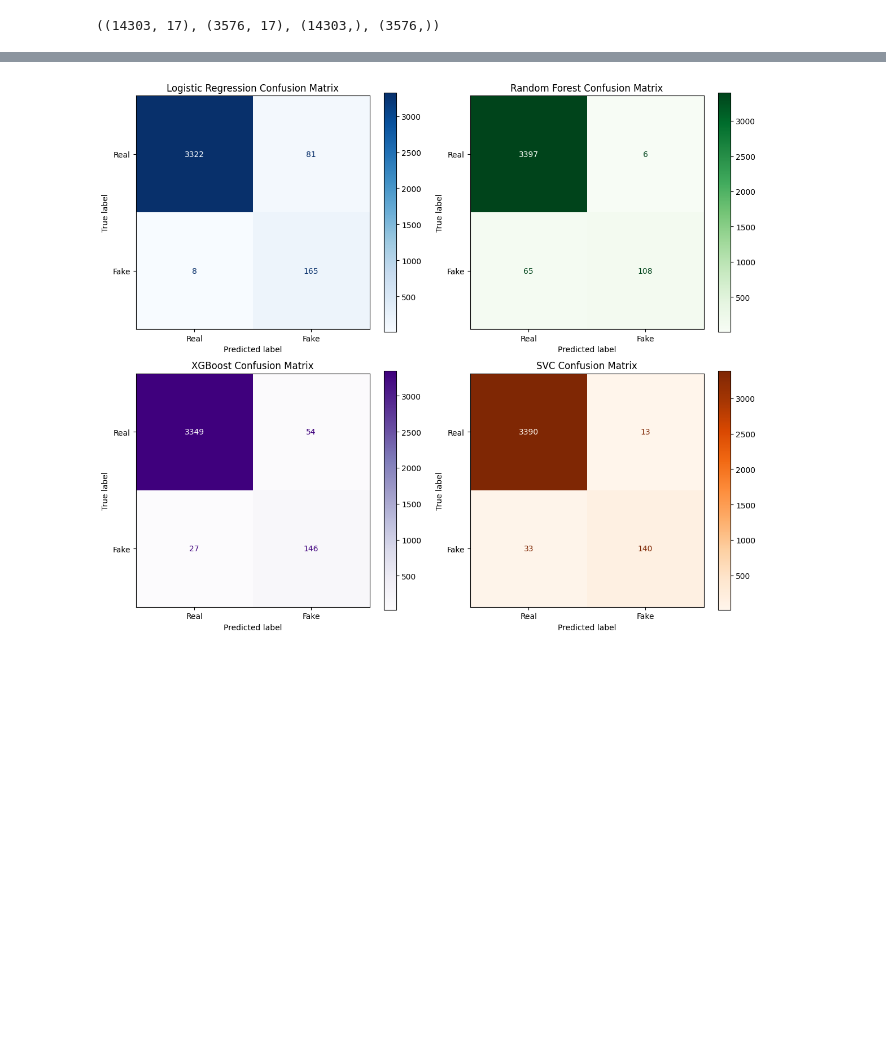
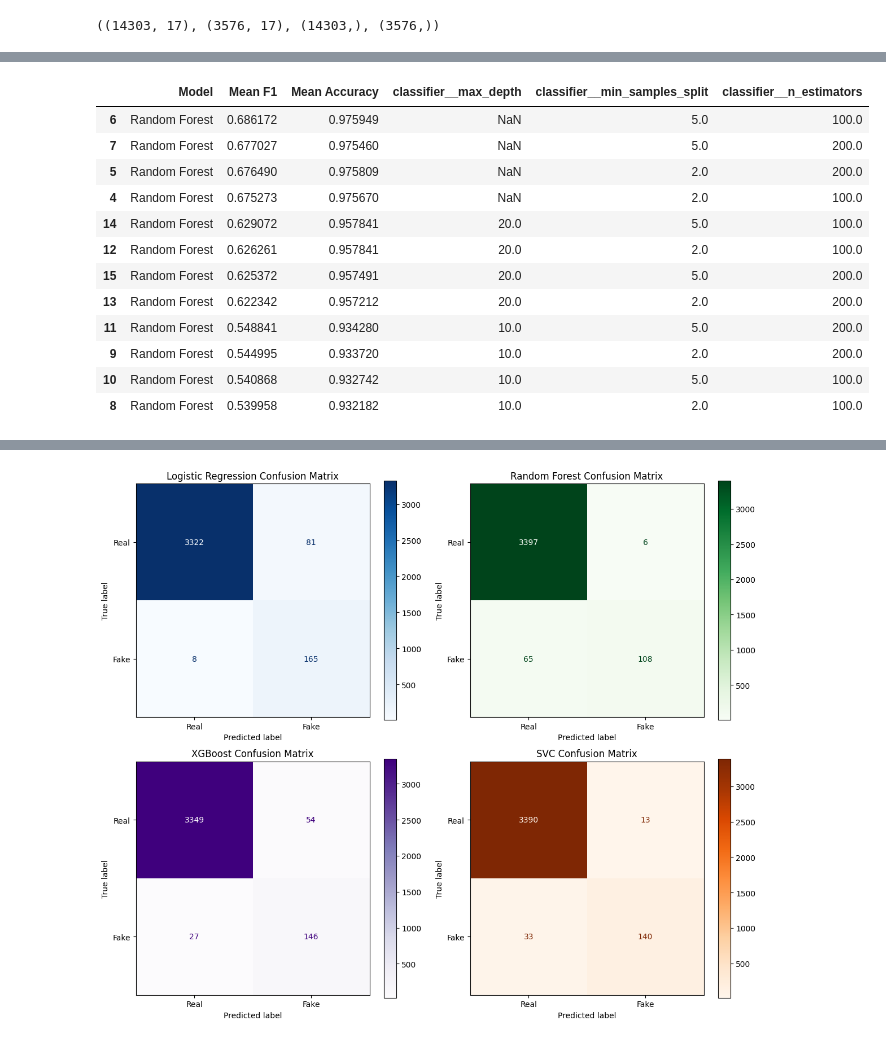
Before and after one commit to Asad-Tariq/cogs209-scientific-data-analysis-statistical-learning, a Jupyter notebook: mini-project-1/detecting-fake-jobs.ipynb, the cells around one changed output, grey strips where cells are left out. Cells and saved outputs as stored; diff of their text form; code cells hidden in the pictures; blank space fills up the shorter version.

```diff
--- a/mini-project-1/detecting-fake-jobs.ipynb
+++ b/mini-project-1/detecting-fake-jobs.ipynb
@@ -152,18 +152,3 @@ model_pipelines = {
         ('classifier', SVC(probability=True, class_weight='balanced', random_state=42))
     ])
 }
-# %%
-# Perform GridSearchCV and fit best models
-best_models = {}
-for name, model in model_pipelines.items():
-    print(f"Tuning {name}...")
-    grid = GridSearchCV(
-        model,
-        param_grid=param_grids[name],
-        cv=StratifiedKFold(n_splits=5, shuffle=True, random_state=42),
-        scoring='f1',
-        n_jobs=-1
-    )
-    grid.fit(X_train, y_train)
-    best_models[name] = grid.best_estimator_
-    print(f"Best parameters for {name}: {grid.best_params_}")
@@ -178,0 +194,43 @@ Best parameters for SVC: {'classifier__C': 10}
+# %%
+# Convert to DataFrame
+results_df = pd.DataFrame(all_results)
+
+# Display results for Random Forest model sorted by Mean F1 with the params column expanded
+rf_results = results_df[results_df['Model'] == 'Random Forest'].sort_values(by='Mean F1', ascending=False)
+rf_results_expanded = rf_results['Params'].apply(pd.Series)
+rf_results_expanded = pd.concat([rf_results, rf_results_expanded], axis=1)
+rf_results_expanded = rf_results_expanded.drop(columns=['Params'])
+
+# Display results for Logistic Regression model sorted by Mean F1 with the params column expanded
+lr_results = results_df[results_df['Model'] == 'Logistic Regression'].sort_values(by='Mean F1', ascending=False)
+lr_results_expanded = lr_results['Params'].apply(pd.Series)
+lr_results_expanded = pd.concat([lr_results, lr_results_expanded], axis=1)
+lr_results_expanded = lr_results_expanded.drop(columns=['Params'])
+
+# Display results for XGBoost model sorted by Mean F1 with the params column expanded
+xgb_results = results_df[results_df['Model'] == 'XGBoost'].sort_values(by='Mean F1', ascending=False)
+xgb_results_expanded = xgb_results['Params'].apply(pd.Series)
+xgb_results_expanded = pd.concat([xgb_results, xgb_results_expanded], axis=1)
+xgb_results_expanded = xgb_results_expanded.drop(columns=['Params'])
+
+# Display results for SVC model sorted by Mean F1 with the params column expanded
+svc_results = results_df[results_df['Model'] == 'SVC'].sort_values(by='Mean F1', ascending=False)
+svc_results_expanded = svc_results['Params'].apply(pd.Series)
+svc_results_expanded = pd.concat([svc_results, svc_results_expanded], axis=1)
+svc_results_expanded = svc_results_expanded.drop(columns=['Params'])
+# %%
+rf_results_expanded
+# %% [output]
+|  | Model | Mean F1 | Mean Accuracy | classifier__max_depth | classifier__min_samples_split | classifier__n_estimators |
+| 6 | Random Forest | 0.686172 | 0.975949 | NaN | 5.0 | 100.0 |
+| 7 | Random Forest | 0.677027 | 0.975460 | NaN | 5.0 | 200.0 |
+| 5 | Random Forest | 0.676490 | 0.975809 | NaN | 2.0 | 200.0 |
+| 4 | Random Forest | 0.675273 | 0.975670 | NaN | 2.0 | 100.0 |
+| 14 | Random Forest | 0.629072 | 0.957841 | 20.0 | 5.0 | 100.0 |
+| 12 | Random Forest | 0.626261 | 0.957841 | 20.0 | 2.0 | 100.0 |
+| 15 | Random Forest | 0.625372 | 0.957491 | 20.0 | 5.0 | 200.0 |
+| 13 | Random Forest | 0.622342 | 0.957212 | 20.0 | 2.0 | 200.0 |
+| 11 | Random Forest | 0.548841 | 0.934280 | 10.0 | 5.0 | 200.0 |
+| 9 | Random Forest | 0.544995 | 0.933720 | 10.0 | 2.0 | 200.0 |
+| 10 | Random Forest | 0.540868 | 0.932742 | 10.0 | 5.0 | 100.0 |
+| 8 | Random Forest | 0.539958 | 0.932182 | 10.0 | 2.0 | 100.0 |
```
Also changed, not shown: parts of 13 cells of this notebook.
